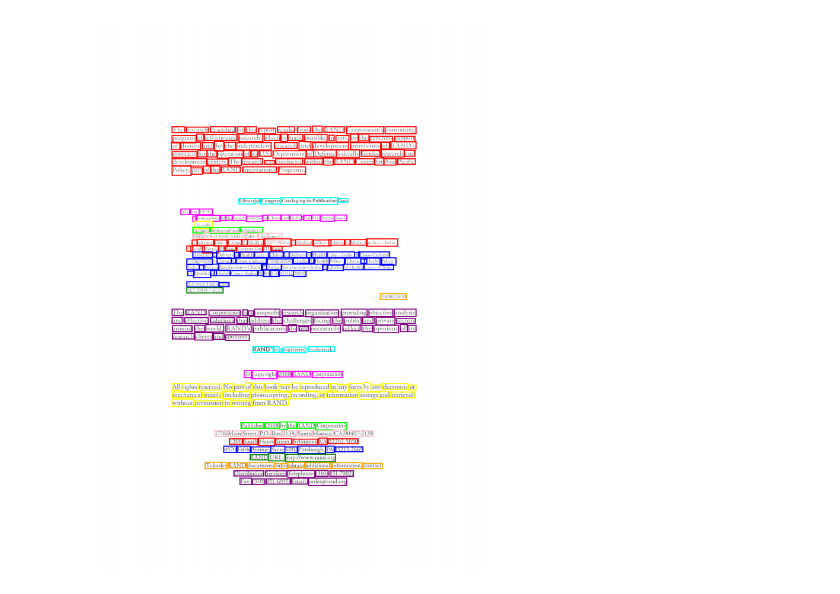
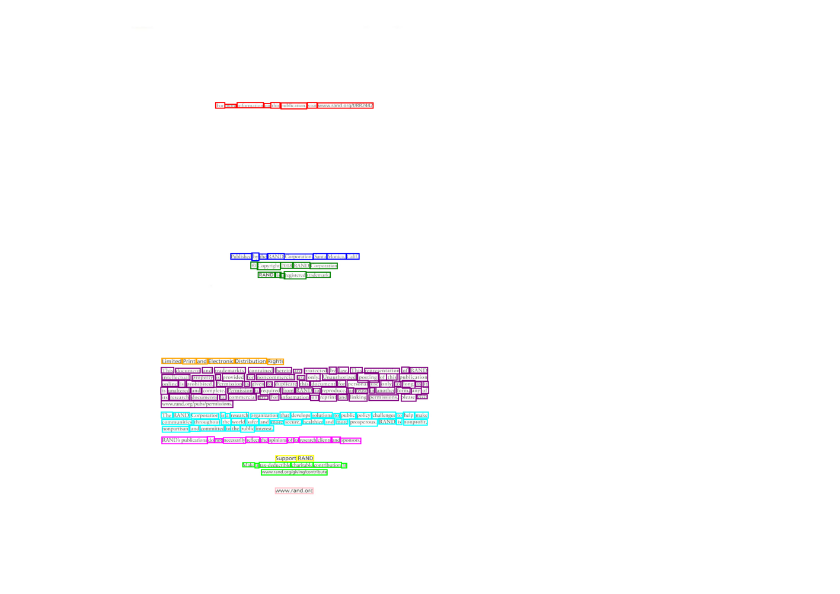
Before and after one commit to amaljoe/doctr-dit, a Jupyter notebook: notebooks/end2end.ipynb, the cells around one changed output. Cells and saved outputs as stored; diff of their text form; code cells hidden in the pictures.

```diff
--- a/notebooks/end2end.ipynb
+++ b/notebooks/end2end.ipynb
@@ -224,16 +217,16 @@ plt.show()
 # %%
 import matplotlib.pyplot as plt
 from PIL import Image, ImageDraw
 import importlib
 # import visualize
 # importlib.reload(visualize)
 from visualize import visualize_word_boxes
 
-data = docs[90]
+data = docs[1]
 img = visualize_word_boxes(data["image_path"], data["boxes"], data["labels"])
 plt.figure(figsize=(12, 12))
 plt.imshow(img)
 plt.axis("off")
 plt.show()
 # %% [output]
-[figure, old version]
+[figure, new version]
```
Also changed, not shown: parts of 4 cells of this notebook, 2 other files.
